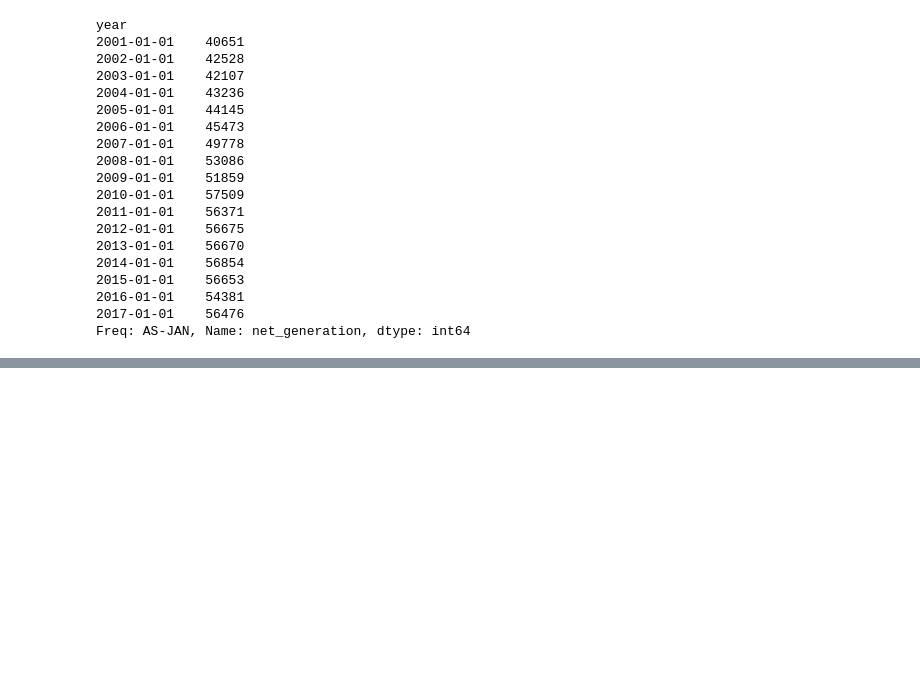
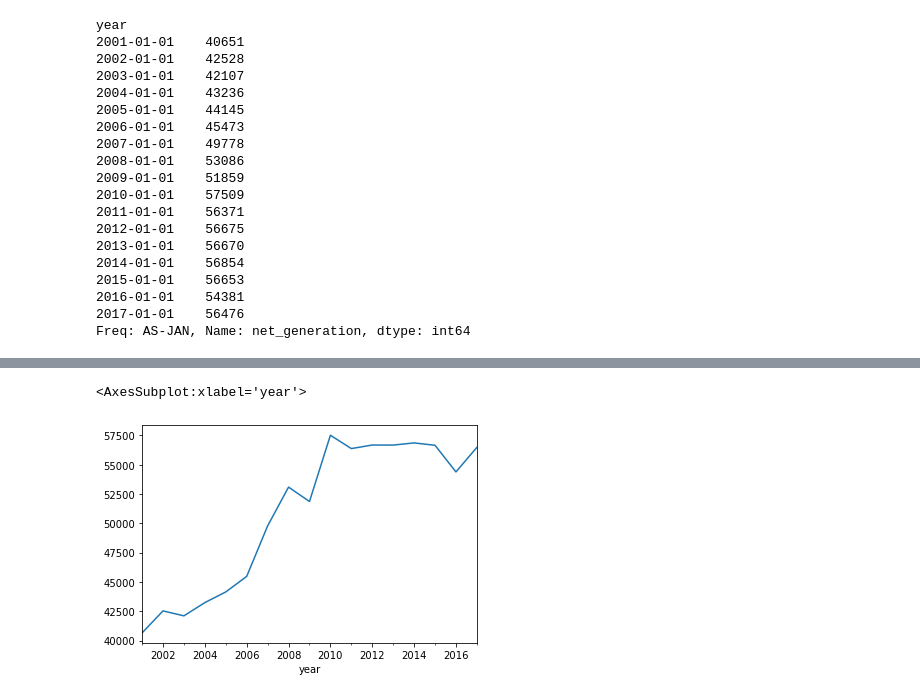
Before and after one commit to PGuajardo/time-series-exercises, a Jupyter notebook: work_time_series_exercises.ipynb, the cells around one changed output, grey strips where cells are left out. Cells and saved outputs as stored; diff of their text form; code cells hidden in the pictures; blank space fills up the shorter version.

```diff
--- a/work_time_series_exercises.ipynb
+++ b/work_time_series_exercises.ipynb
@@ -668,0 +687,6 @@ Freq: AS-JAN, Name: net_generation, dtype: int64
+# %%
+# Display the data as table where years are columns, and energy source is rows (Hint: df.pivot_table)
+
+# lets make a new column called 'c_year' which is just the year
+
+df_iowa['c_year'] = df_iowa.index.year
@@ -668,0 +697,7 @@ Freq: AS-JAN, Name: net_generation, dtype: int64
+# %%
+# Is the total generation increasing over time?
+
+df_iowa.net_generation.resample('YS').sum().plot()
+# %% [output]
+<AxesSubplot:xlabel='year'>
+[figure, added]
```
Also changed, not shown: parts of 9 cells of this notebook, 2 other files.
